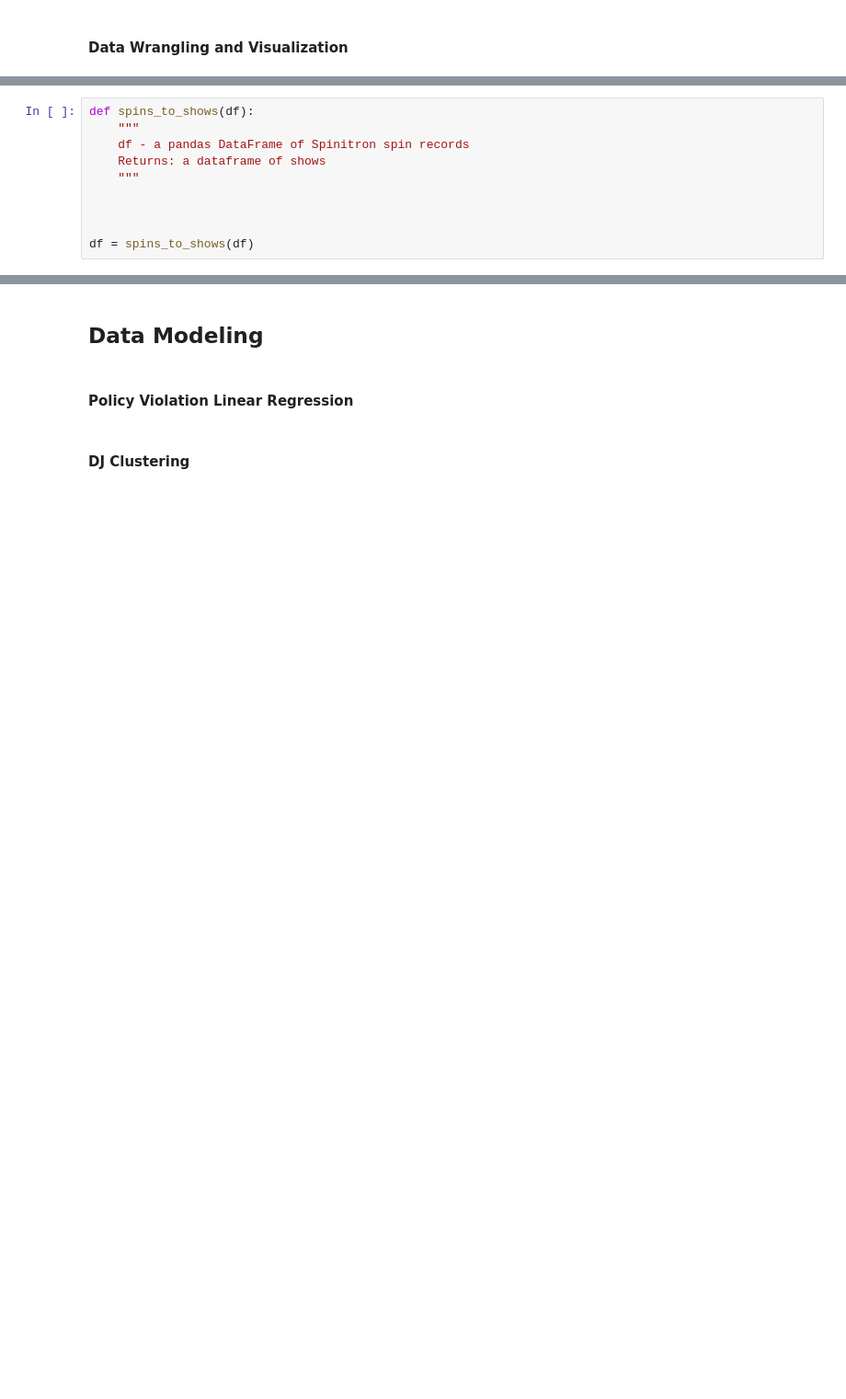
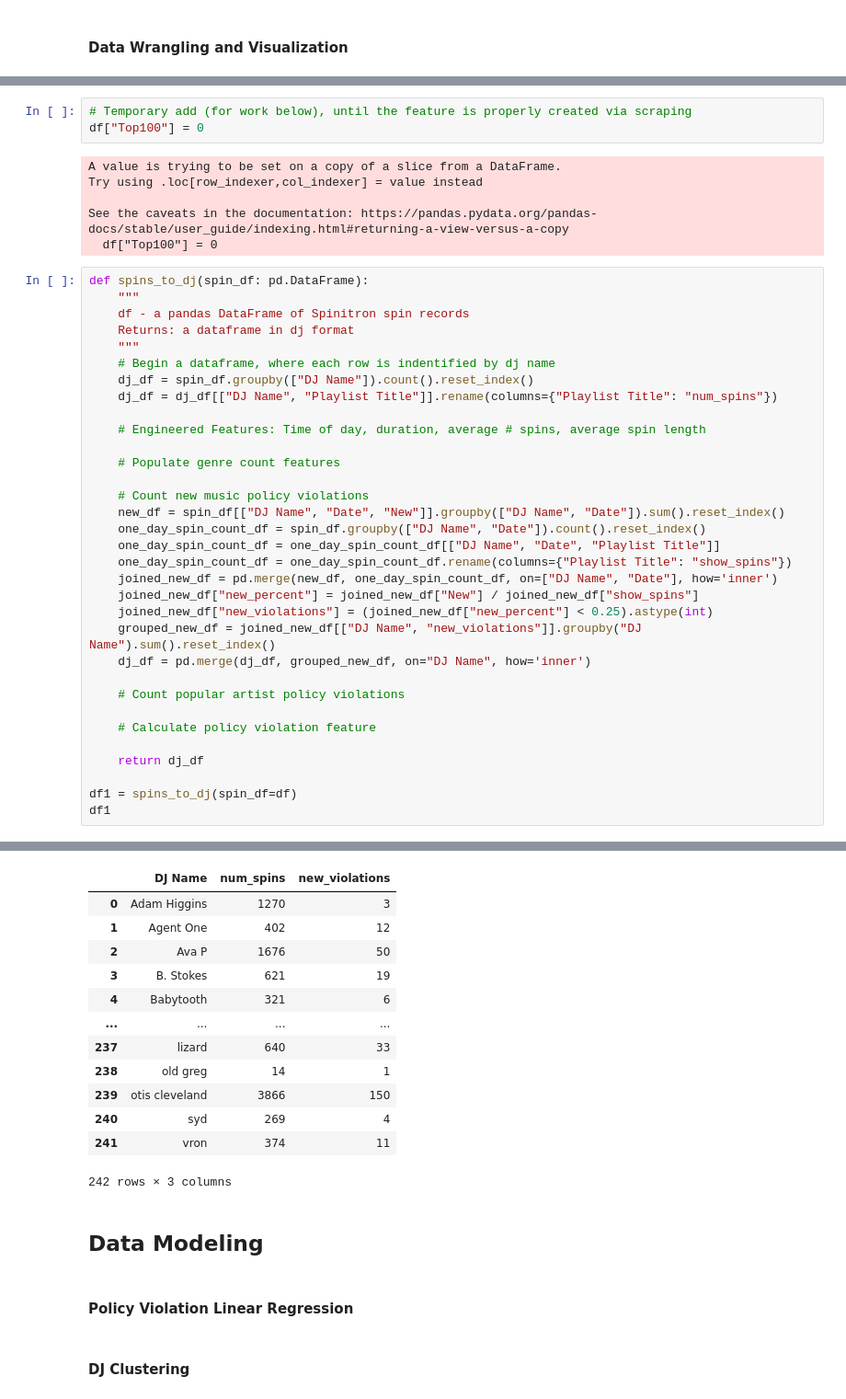
Before and after one commit to zhayes42/CS3870-WRUV, a Jupyter notebook: main.ipynb, the cells around one changed output, grey strips where cells are left out. Shown: that part at 92% size. Drawn from its saved outputs; the diff is of its cells as text; blank space fills up the shorter version.

Commit message:
data rearranging: new music policy

```diff
--- a/main.ipynb
+++ b/main.ipynb
@@ -259,10 +259,43 @@ new_and_local.T.plot.bar(stacked=True, rot=0)
-# %%
-def spins_to_shows(df):
-    """
-    df - a pandas DataFrame of Spinitron spin records
-    Returns: a dataframe of shows
-    """
-
-
-
-df = spins_to_shows(df)
+# %%
+# Temporary add (for work below), until the feature is properly created via scraping
+df["Top100"] = 0
+# %% [output]
+A value is trying to be set on a copy of a slice from a DataFrame.
+Try using .loc[row_indexer,col_indexer] = value instead
+
+See the caveats in the documentation: https://pandas.pydata.org/pandas-docs/stable/user_guide/indexing.html#returning-a-view-versus-a-copy
+  df["Top100"] = 0
+# %%
+def spins_to_dj(spin_df: pd.DataFrame):
+    """
+    df - a pandas DataFrame of Spinitron spin records
+    Returns: a dataframe in dj format
+    """
+    # Begin a dataframe, where each row is indentified by dj name
+    dj_df = spin_df.groupby(["DJ Name"]).count().reset_index()
+    dj_df = dj_df[["DJ Name", "Playlist Title"]].rename(columns={"Playlist Title": "num_spins"})
+
+    # Engineered Features: Time of day, duration, average # spins, average spin length
+
+    # Populate genre count features
+
+    # Count new music policy violations
+    new_df = spin_df[["DJ Name", "Date", "New"]].groupby(["DJ Name", "Date"]).sum().reset_index()
+    one_day_spin_count_df = spin_df.groupby(["DJ Name", "Date"]).count().reset_index()
+    one_day_spin_count_df = one_day_spin_count_df[["DJ Name", "Date", "Playlist Title"]]
+    one_day_spin_count_df = one_day_spin_count_df.rename(columns={"Playlist Title": "show_spins"})
+    joined_new_df = pd.merge(new_df, one_day_spin_count_df, on=["DJ Name", "Date"], how='inner')
+    joined_new_df["new_percent"] = joined_new_df["New"] / joined_new_df["show_spins"]
+    joined_new_df["new_violations"] = (joined_new_df["new_percent"] < 0.25).astype(int)
+    grouped_new_df = joined_new_df[["DJ Name", "new_violations"]].groupby("DJ Name").sum().reset_index()
+    dj_df = pd.merge(dj_df, grouped_new_df, on="DJ Name", how='inner')
+
+    # Count popular artist policy violations
+
+    # Calculate policy violation feature
+
+    return dj_df
+
+df1 = spins_to_dj(spin_df=df)
+df1
+# %% [output]
@@ -269,3 +316,16 @@ df = spins_to_shows(df)
+|  | DJ Name | num_spins | new_violations |
+| 0 | Adam Higgins | 1270 | 3 |
+| 1 | Agent One | 402 | 12 |
+| 2 | Ava P | 1676 | 50 |
+| 3 | B. Stokes | 621 | 19 |
+| 4 | Babytooth | 321 | 6 |
+| ... | ... | ... | ... |
+| 237 | lizard | 640 | 33 |
+| 238 | old greg | 14 | 1 |
+| 239 | otis cleveland | 3866 | 150 |
+| 240 | syd | 269 | 4 |
+| 241 | vron | 374 | 11 |
+242 rows × 3 columns
 # %% [markdown]
 ## Data Modeling
 # %% [markdown]
```
Also changed, not shown: parts of 4 cells of this notebook.
